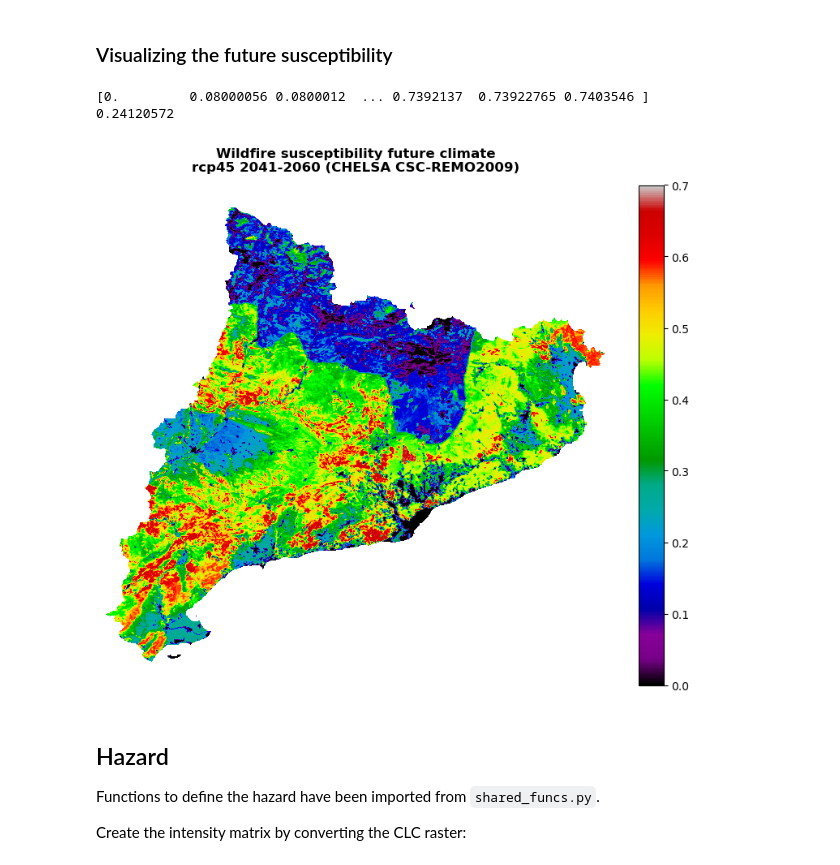
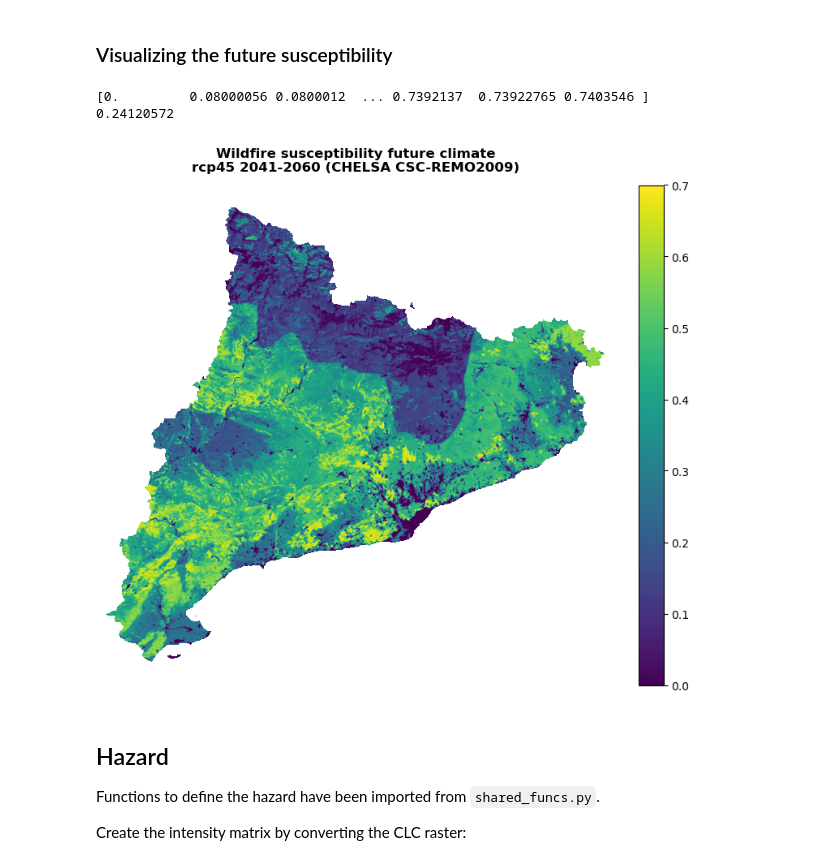
Before and after one commit to CLIMAAX/FIRE, a Jupyter notebook: 01_wildfire_ML/Hazard_assessment_FIRE_ML_CHELSA.ipynb, the cells around one changed output. Drawn from its saved outputs; the diff is of its cells as text; code cells hidden in the pictures.

```diff
--- a/01_wildfire_ML/Hazard_assessment_FIRE_ML_CHELSA.ipynb
+++ b/01_wildfire_ML/Hazard_assessment_FIRE_ML_CHELSA.ipynb
@@ -996,7 +996,7 @@ with rasterio.open(suscep_path_hist) as src:
     shared_funcs.plot_raster_V2(
         band,
         ref,
-        cmap='nipy_spectral',
+        cmap='viridis',
         plot_kwargs={"vmin": 0, "vmax": 0.7},
         dpi=100,
         title=f"Wildfire susceptibilty Historical Climate\n(CHELSA {hist_period})"
@@ -1093,22 +1093,22 @@ shared_funcs.save_raster_as(Y_raster_future, suscep_path_future, dem_path_clip)
 # %%
 with rasterio.open(suscep_path_future) as src:
     band = src.read(1)
     band = postprocess_susceptibility(band)
     fig, ax = shared_funcs.plot_raster_V2(
         band,
         ref,
-        cmap='nipy_spectral',
+        cmap='viridis',
         plot_kwargs={"vmin": 0, "vmax": 0.7},
         title=(
             "Wildfire susceptibility future climate\n"
             f"{future_scenario} {future_period} (CHELSA {climate_model})"
         ),
         dpi=100
     )
 # %% [output]
 [0.         0.08000056 0.0800012  ... 0.7392137  0.73922765 0.7403546 ]
 0.24120572
-[figure, old version]
+[figure, new version]
 # %% [markdown]
 ## Hazard
 
```
Also changed, not shown: parts of 2 cells of this notebook, 1 other file.
